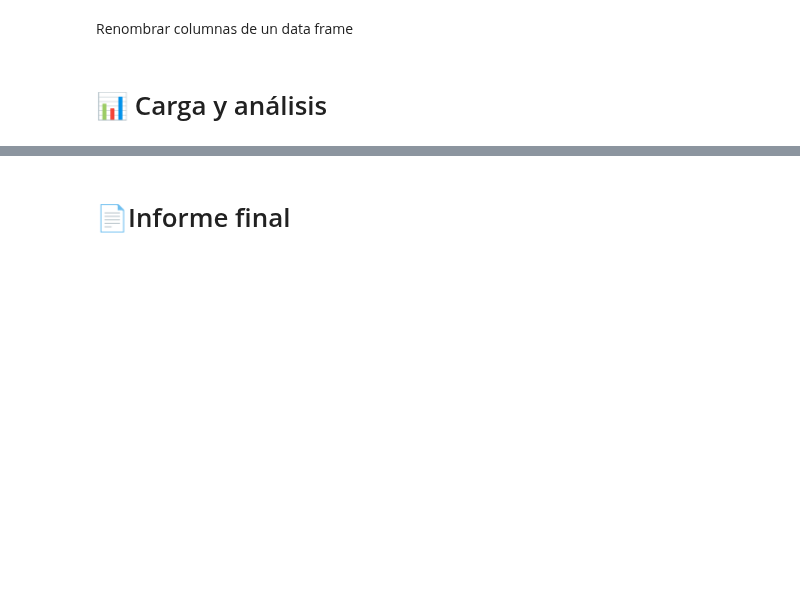
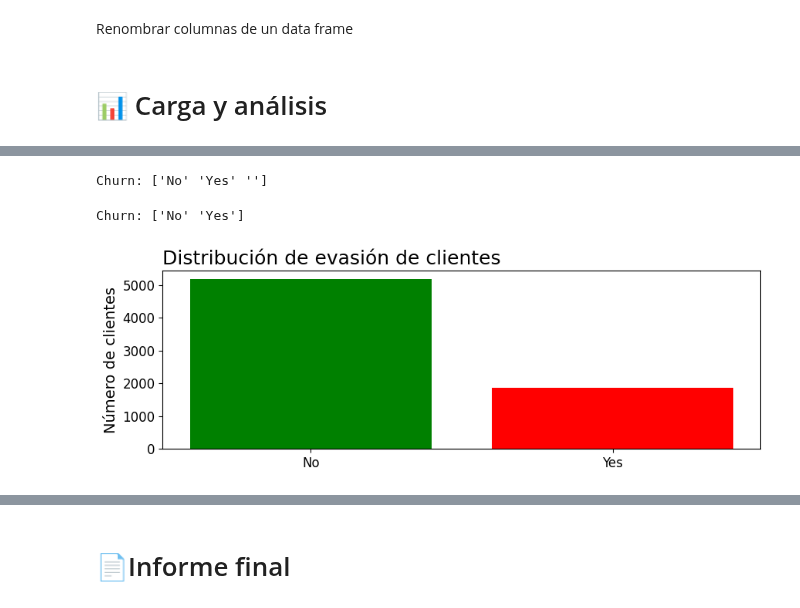
Before and after one commit to Liuz8/ETL-Oracle-Curso, a Jupyter notebook: TelecomX_LATAM.ipynb, the cells around one changed output, grey strips where cells are left out. Cells and saved outputs as stored; diff of their text form; code cells hidden in the pictures; blank space fills up the shorter version.

Commit message:
grafica de cancelaciones por columnas

```diff
--- a/TelecomX_LATAM.ipynb
+++ b/TelecomX_LATAM.ipynb
@@ -418,0 +474,44 @@ df = df.rename(columns={
+# %%
+for col in columnas:
+    print(f"{col}: {df[col].unique()}")
+# %% [output]
+Churn: ['No' 'Yes' '']
+# %%
+# Reemplazar strings vacíos por NaN
+df['Churn'] = df['Churn'].replace('', np.nan)
+
+# Eliminar filas con NaN en Churn
+df = df.dropna(subset=['Churn'])
+# %%
+for col in columnas:
+    print(f"{col}: {df[col].unique()}")
+# %% [output]
+Churn: ['No' 'Yes']
+# %%
+import matplotlib.pyplot as plt
+
+# Contar valores de la columna churn
+churn_counts = df['Churn'].value_counts()
+
+# Opcional: colores personalizados
+colores = ['green', 'red']  # No churn (No), Churn (Yes)
+
+# Crear la figura y los ejes
+fig, ax = plt.subplots(figsize=(10, 3))
+
+# Gráfico de barras
+ax.bar(churn_counts.index, churn_counts.values, color=colores)
+
+# Título y etiquetas
+ax.set_title('Distribución de evasión de clientes', loc='left', fontsize=18)
+ax.set_xlabel('')
+ax.set_ylabel('Número de clientes', fontsize=14)
+
+# Tamaño de los textos de los ejes
+ax.xaxis.set_tick_params(labelsize=12)
+ax.yaxis.set_tick_params(labelsize=12)
+
+# Mostrar el gráfico
+plt.show()
+# %% [output]
+[figure, added]
```
Also changed, not shown: parts of 13 cells of this notebook.
